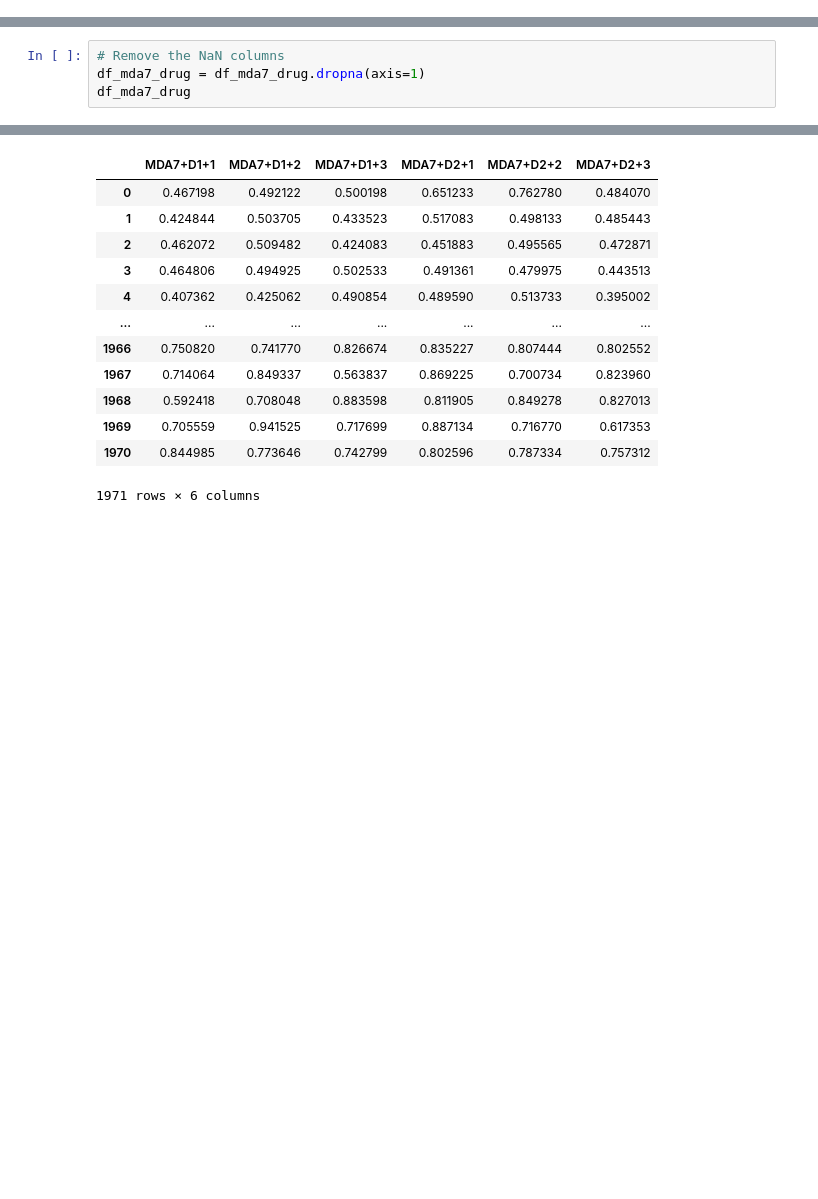
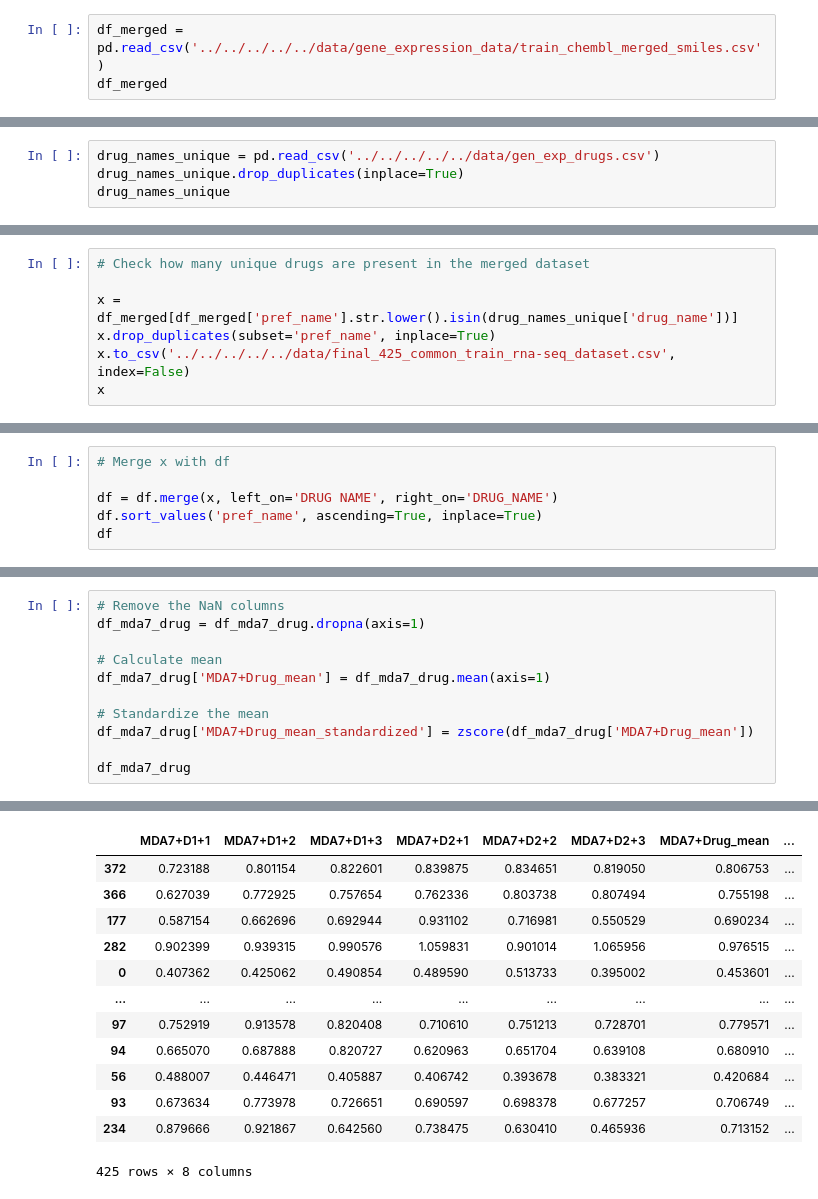
Before and after one commit to debnathk/dleps, a Jupyter notebook: code/DLEPS/split_training_data.ipynb, the cells around one changed output, grey strips where cells are left out. Saved outputs shown, nothing was run; the diff lists cells and outputs as text; blank space fills up the shorter version.

```diff
--- a/code/DLEPS/split_training_data.ipynb
+++ b/code/DLEPS/split_training_data.ipynb
@@ -22,3 +26,6 @@ df
 | 1969 | 4-Aminobutyric acid | 0.705559 | 0.941525 | 0.717699 | 0.887134 | 0.716770 | 0.617353 | 0.804578 | 0.716076 | ... |
 | 1970 | Prulifloxacin (Pruvel) | 0.844985 | 0.773646 | 0.742799 | 0.802596 | 0.787334 | 0.757312 | 0.618461 | 0.797263 | ... |
 1971 rows × 37 columns
+# %%
+df_merged = pd.read_csv('../../../../../data/gene_expression_data/train_chembl_merged_smiles.csv')
+df_merged
@@ -24,0 +46,4 @@ df
+# %%
+drug_names_unique = pd.read_csv('../../../../../data/gen_exp_drugs.csv')
+drug_names_unique.drop_duplicates(inplace=True)
+drug_names_unique
@@ -24,0 +64,7 @@ df
+# %%
+# Check how many unique drugs are present in the merged dataset
+
+x = df_merged[df_merged['pref_name'].str.lower().isin(drug_names_unique['drug_name'])]
+x.drop_duplicates(subset='pref_name', inplace=True)
+x.to_csv('../../../../../data/final_425_common_train_rna-seq_dataset.csv', index=False)
+x
@@ -24,0 +89,6 @@ df
+# %%
+# Merge x with df
+
+df = df.merge(x, left_on='DRUG NAME', right_on='DRUG_NAME')
+df.sort_values('pref_name', ascending=True, inplace=True)
+df
@@ -56,5 +142,12 @@ df_mda7_drug
 # %%
 # Remove the NaN columns
 df_mda7_drug = df_mda7_drug.dropna(axis=1)
+
+# Calculate mean
+df_mda7_drug['MDA7+Drug_mean'] = df_mda7_drug.mean(axis=1)
+
+# Standardize the mean
+df_mda7_drug['MDA7+Drug_mean_standardized'] = zscore(df_mda7_drug['MDA7+Drug_mean'])
+
 df_mda7_drug
 # %% [output]
@@ -61,16 +163,16 @@ df_mda7_drug
-|  | MDA7+D1+1 | MDA7+D1+2 | MDA7+D1+3 | MDA7+D2+1 | MDA7+D2+2 | MDA7+D2+3 |
-| 0 | 0.467198 | 0.492122 | 0.500198 | 0.651233 | 0.762780 | 0.484070 |
-| 1 | 0.424844 | 0.503705 | 0.433523 | 0.517083 | 0.498133 | 0.485443 |
-| 2 | 0.462072 | 0.509482 | 0.424083 | 0.451883 | 0.495565 | 0.472871 |
-| 3 | 0.464806 | 0.494925 | 0.502533 | 0.491361 | 0.479975 | 0.443513 |
-| 4 | 0.407362 | 0.425062 | 0.490854 | 0.489590 | 0.513733 | 0.395002 |
-| ... | ... | ... | ... | ... | ... | ... |
-| 1966 | 0.750820 | 0.741770 | 0.826674 | 0.835227 | 0.807444 | 0.802552 |
-| 1967 | 0.714064 | 0.849337 | 0.563837 | 0.869225 | 0.700734 | 0.823960 |
-| 1968 | 0.592418 | 0.708048 | 0.883598 | 0.811905 | 0.849278 | 0.827013 |
-| 1969 | 0.705559 | 0.941525 | 0.717699 | 0.887134 | 0.716770 | 0.617353 |
-| 1970 | 0.844985 | 0.773646 | 0.742799 | 0.802596 | 0.787334 | 0.757312 |
+|  | MDA7+D1+1 | MDA7+D1+2 | MDA7+D1+3 | MDA7+D2+1 | MDA7+D2+2 | MDA7+D2+3 | MDA7+Drug_mean | ... |
+| 372 | 0.723188 | 0.801154 | 0.822601 | 0.839875 | 0.834651 | 0.819050 | 0.806753 | ... |
+| 366 | 0.627039 | 0.772925 | 0.757654 | 0.762336 | 0.803738 | 0.807494 | 0.755198 | ... |
+| 177 | 0.587154 | 0.662696 | 0.692944 | 0.931102 | 0.716981 | 0.550529 | 0.690234 | ... |
+| 282 | 0.902399 | 0.939315 | 0.990576 | 1.059831 | 0.901014 | 1.065956 | 0.976515 | ... |
+| 0 | 0.407362 | 0.425062 | 0.490854 | 0.489590 | 0.513733 | 0.395002 | 0.453601 | ... |
+| ... | ... | ... | ... | ... | ... | ... | ... | ... |
+| 97 | 0.752919 | 0.913578 | 0.820408 | 0.710610 | 0.751213 | 0.728701 | 0.779571 | ... |
+| 94 | 0.665070 | 0.687888 | 0.820727 | 0.620963 | 0.651704 | 0.639108 | 0.680910 | ... |
+| 56 | 0.488007 | 0.446471 | 0.405887 | 0.406742 | 0.393678 | 0.383321 | 0.420684 | ... |
+| 93 | 0.673634 | 0.773978 | 0.726651 | 0.690597 | 0.698378 | 0.677257 | 0.706749 | ... |
+| 234 | 0.879666 | 0.921867 | 0.642560 | 0.738475 | 0.630410 | 0.465936 | 0.713152 | ... |
-1971 rows × 6 columns
+425 rows × 8 columns
 # %%
 df_drug_only = df.filter(regex='^D\d', axis=1)
 df_drug_only
```
Also changed, not shown: parts of 19 cells of this notebook, 3 other files.
